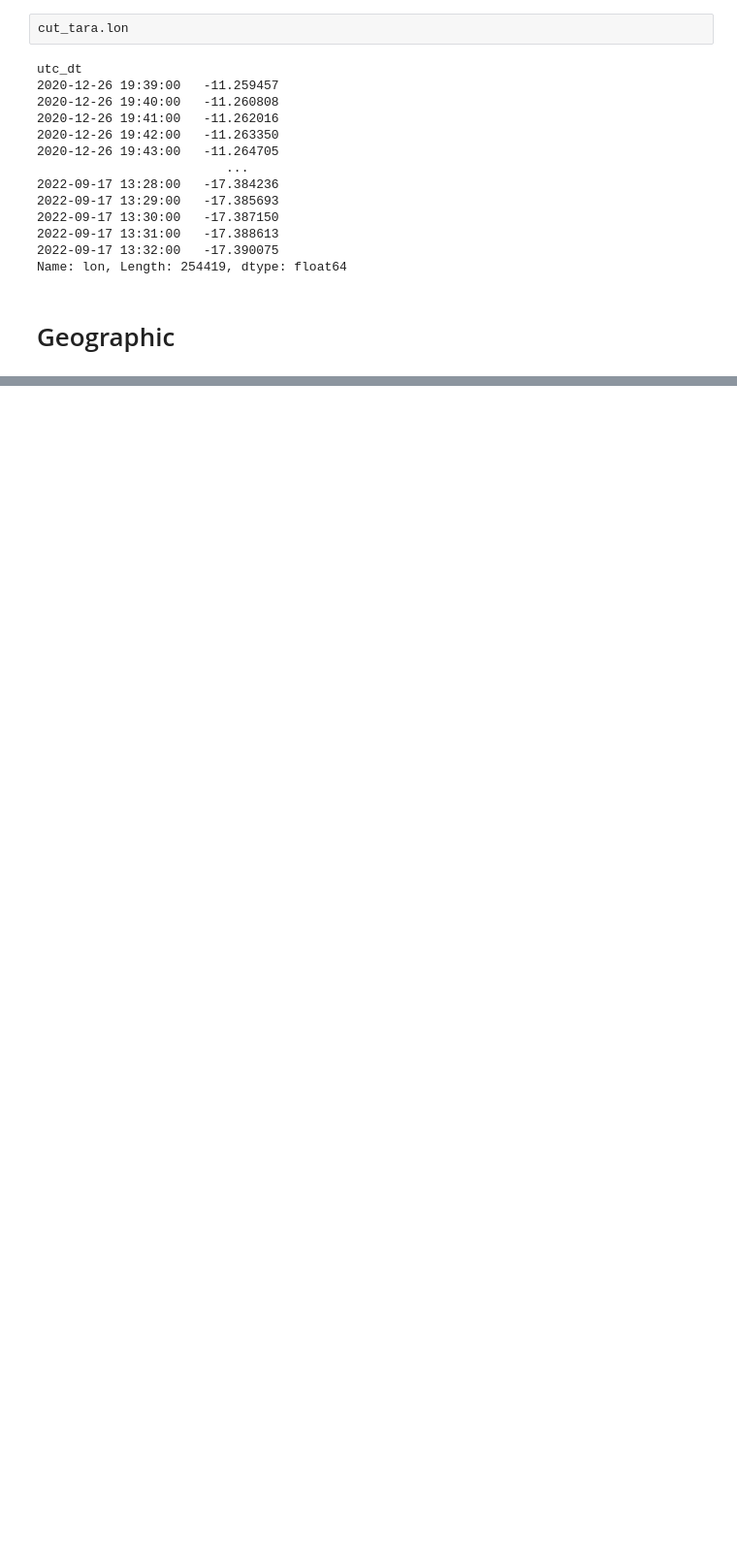
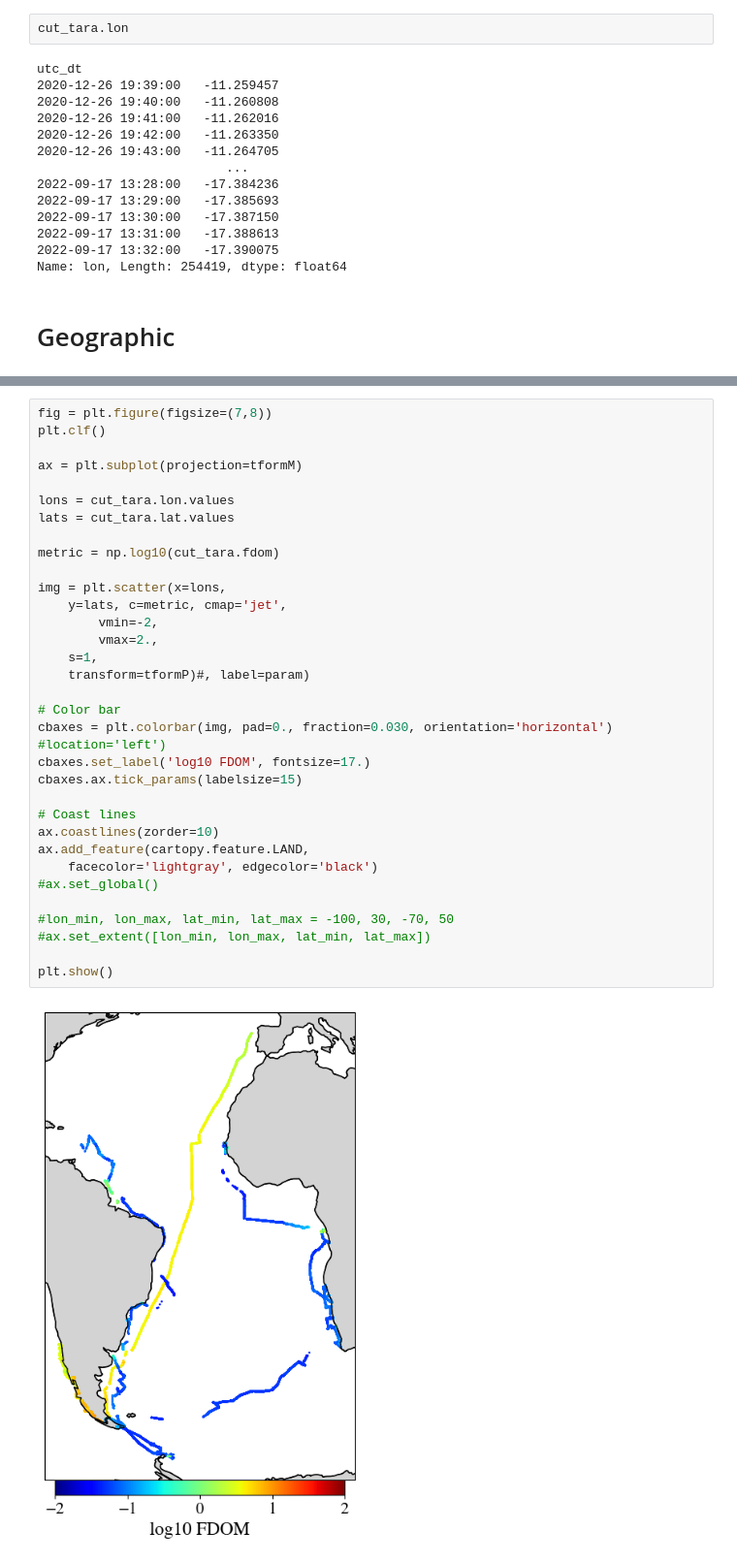
Before and after one commit to ocean-colour/bing, a Jupyter notebook: nb/Priors/Tara_FDOM_ChlH.ipynb, the cells around one changed output, grey strips where cells are left out. Shown at 97% size. Drawn from its saved outputs; the diff is of its cells as text; blank space fills up the shorter version.

Commit message:
FDOM

```diff
--- a/nb/Priors/Tara_FDOM_ChlH.ipynb
+++ b/nb/Priors/Tara_FDOM_ChlH.ipynb
@@ -119,0 +120,35 @@ plt.show()
+# %%
+fig = plt.figure(figsize=(7,8))
+plt.clf()
+
+ax = plt.subplot(projection=tformM)
+
+lons = cut_tara.lon.values
+lats = cut_tara.lat.values
+
+metric = np.log10(cut_tara.fdom)
+
+img = plt.scatter(x=lons,
+    y=lats, c=metric, cmap='jet',
+        vmin=-2,
+        vmax=2.,
+    s=1,
+    transform=tformP)#, label=param)
+
+# Color bar
+cbaxes = plt.colorbar(img, pad=0., fraction=0.030, orientation='horizontal') #location='left')
+cbaxes.set_label('log10 FDOM', fontsize=17.)
+cbaxes.ax.tick_params(labelsize=15)
+
+# Coast lines
+ax.coastlines(zorder=10)
+ax.add_feature(cartopy.feature.LAND,
+    facecolor='lightgray', edgecolor='black')
+#ax.set_global()
+
+#lon_min, lon_max, lat_min, lat_max = -100, 30, -70, 50
+#ax.set_extent([lon_min, lon_max, lat_min, lat_max])
+
+plt.show()
+# %% [output]
+[figure, added]
```
Also changed, not shown: parts of 2 cells of this notebook.
